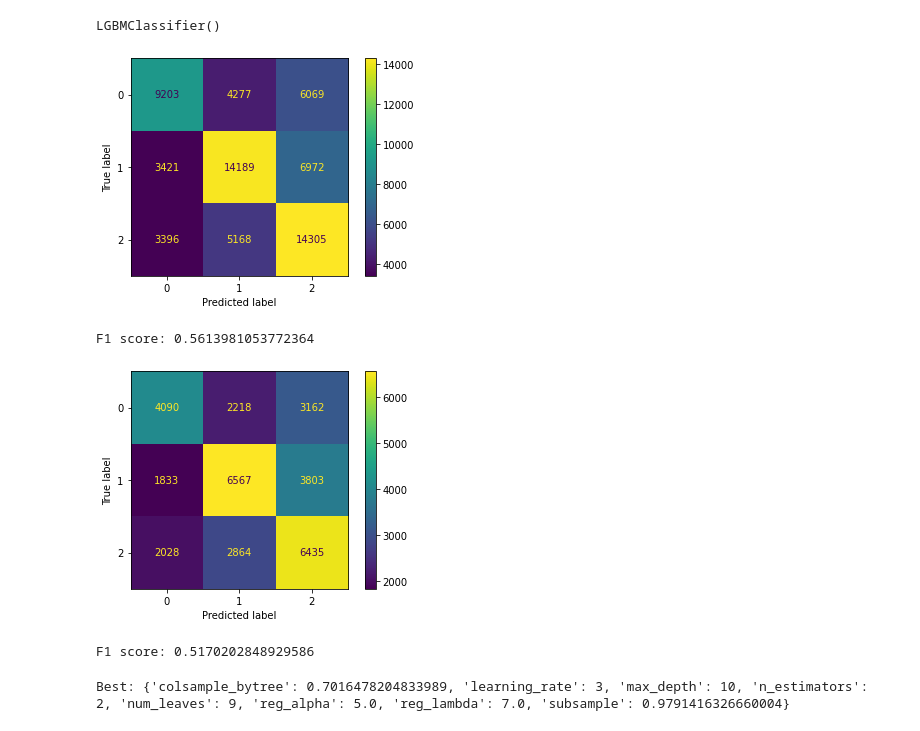
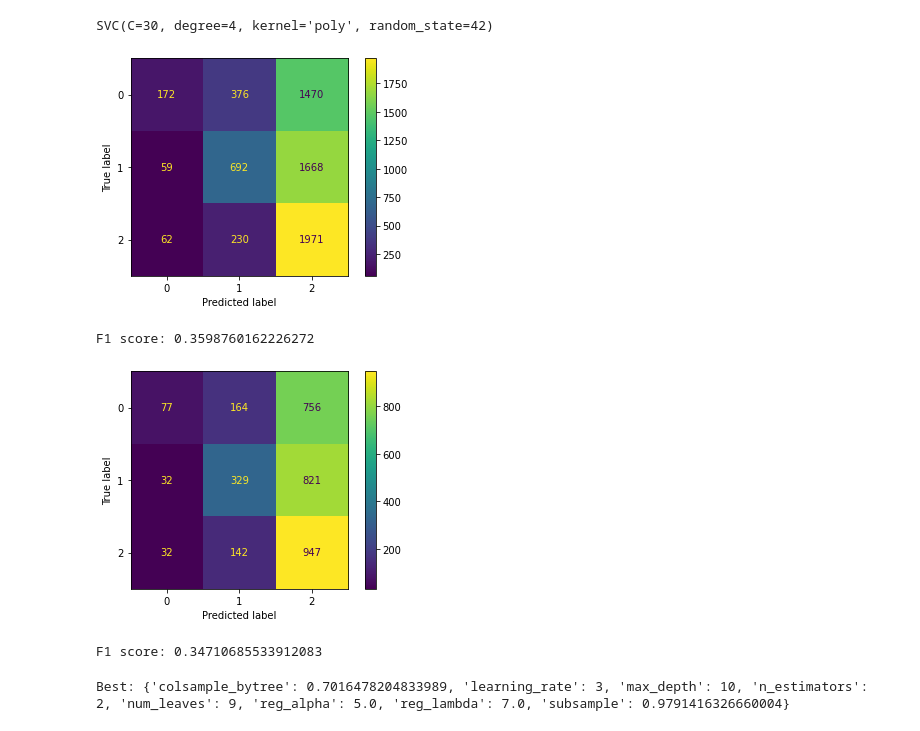
Before and after one commit to Eduardommi/test_classifier, a Jupyter notebook: Untitled1.ipynb, the cells around one changed output. Cells and saved outputs as stored; diff of their text form; code cells hidden in the pictures.

```diff
--- a/Untitled1.ipynb
+++ b/Untitled1.ipynb
@@ -12,7 +13,7 @@ import matplotlib.pyplot as plt
 
 import numpy as np
 # %%
-X, y = make_classification(n_samples=100000,
+X, y = make_classification(n_samples=10000,
                            n_features=20,
                            n_classes=3,
                            n_redundant=15,
@@ -28,11 +29,13 @@ array([0, 2, 2, ..., 0, 0, 1])
 # %%
 X_train, X_test, y_train, y_test = train_test_split(X, y, test_size=0.33, random_state=42)
+# %%
+model1 = SVC(C=30, kernel='poly', degree=4, random_state=42)
 # %%
 model = LGBMClassifier()
 # %%
-model.fit(X_train, y_train)
+model1.fit(X_train, y_train)
 # %% [output]
-LGBMClassifier()
+SVC(C=30, degree=4, kernel='poly', random_state=42)
 # %%
 def conf_matrix(model, y, X):
     m = confusion_matrix(y, model.predict(X))
@@ -42,15 +45,15 @@ def conf_matrix(model, y, X):
 
     print(f'F1 score: {f1_score(y, model.predict(X), average="weighted")}')
 # %%
-conf_matrix(model, y_train, X_train)
+conf_matrix(model1, y_train, X_train)
 # %% [output]
-[figure, old version]
+[figure, new version]
-F1 score: 0.5613981053772364
+F1 score: 0.3598760162226272
 # %%
-conf_matrix(model, y_test, X_test)
+conf_matrix(model1, y_test, X_test)
 # %% [output]
-[figure, old version]
+[figure, new version]
-F1 score: 0.5170202848929586
+F1 score: 0.34710685533912083
 # %%
 space = {
     "n_estimators": hp.choice("n_estimators", [100, 200, 300, 400, 500, 600]),
```
Also changed, not shown: parts of 2 cells of this notebook.
